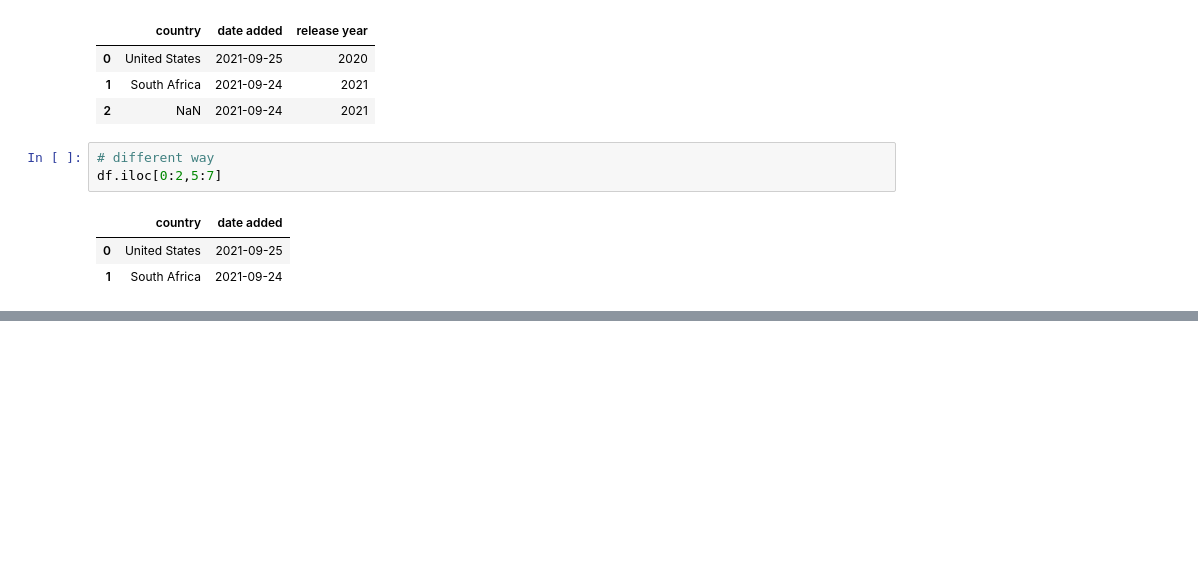
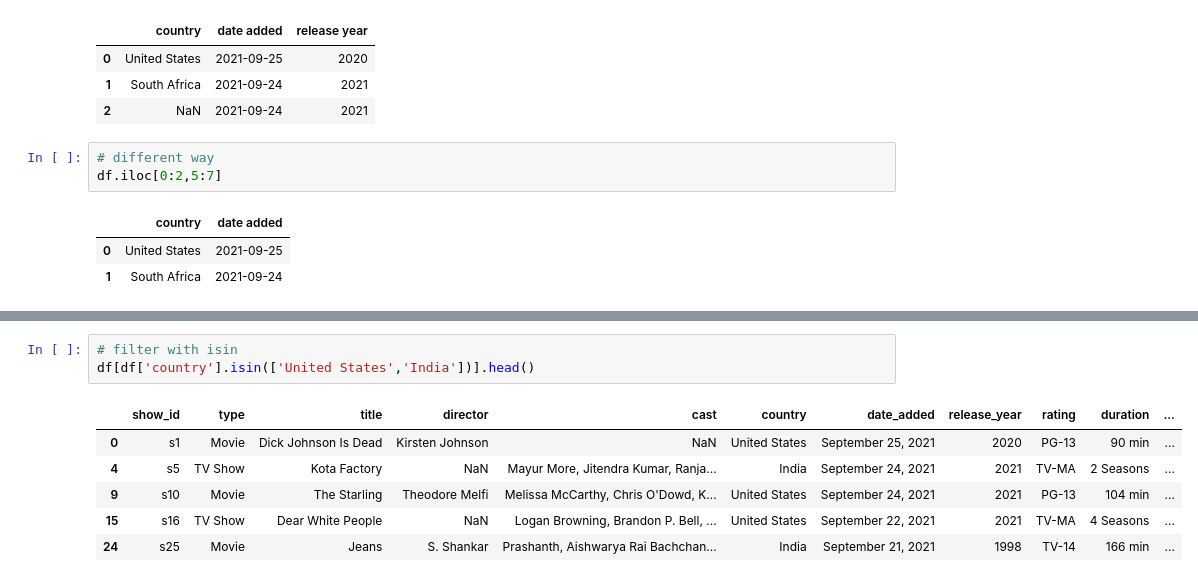
Before and after one commit to MariaRosi/Pandas, a Jupyter notebook: Netflix Data Analysis/pandas_examples.ipynb, the cells around one changed output, grey strips where cells are left out. Cells and saved outputs as stored; diff of their text form; blank space fills up the shorter version.

```diff
--- a/Netflix Data Analysis/pandas_examples.ipynb
+++ b/Netflix Data Analysis/pandas_examples.ipynb
@@ -216,0 +228,10 @@ df.iloc[0:2,5:7]
+# %%
+# filter with isin
+df[df['country'].isin(['United States','India'])].head()
+# %% [output]
+|  | show_id | type | title | director | cast | country | date_added | release_year | rating | duration | ... |
+| 0 | s1 | Movie | Dick Johnson Is Dead | Kirsten Johnson | NaN | United States | September 25, 2021 | 2020 | PG-13 | 90 min | ... |
+| 4 | s5 | TV Show | Kota Factory | NaN | Mayur More, Jitendra Kumar, Ranja... | India | September 24, 2021 | 2021 | TV-MA | 2 Seasons | ... |
+| 9 | s10 | Movie | The Starling | Theodore Melfi | Melissa McCarthy, Chris O'Dowd, K... | United States | September 24, 2021 | 2021 | PG-13 | 104 min | ... |
+| 15 | s16 | TV Show | Dear White People | NaN | Logan Browning, Brandon P. Bell, ... | United States | September 22, 2021 | 2021 | TV-MA | 4 Seasons | ... |
+| 24 | s25 | Movie | Jeans | S. Shankar | Prashanth, Aishwarya Rai Bachchan... | India | September 21, 2021 | 1998 | TV-14 | 166 min | ... |
```
Also changed, not shown: parts of 4 cells of this notebook.
